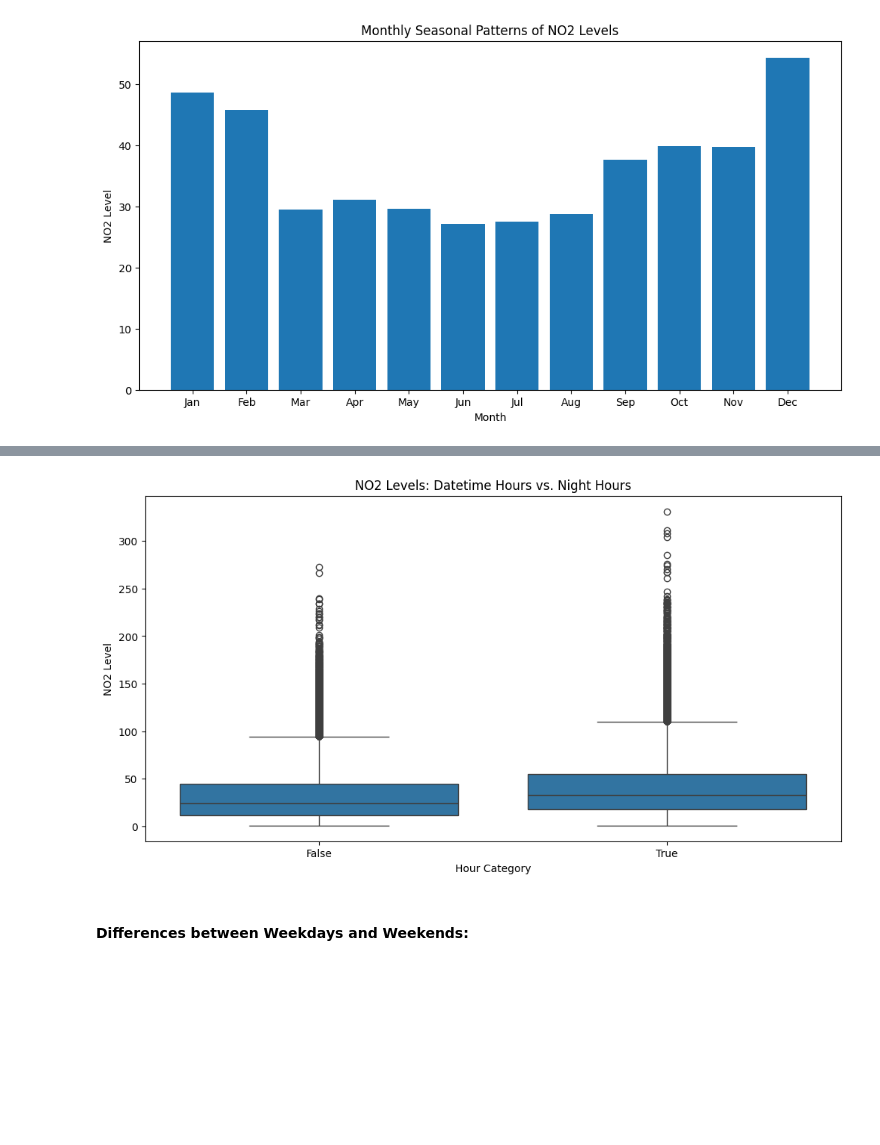
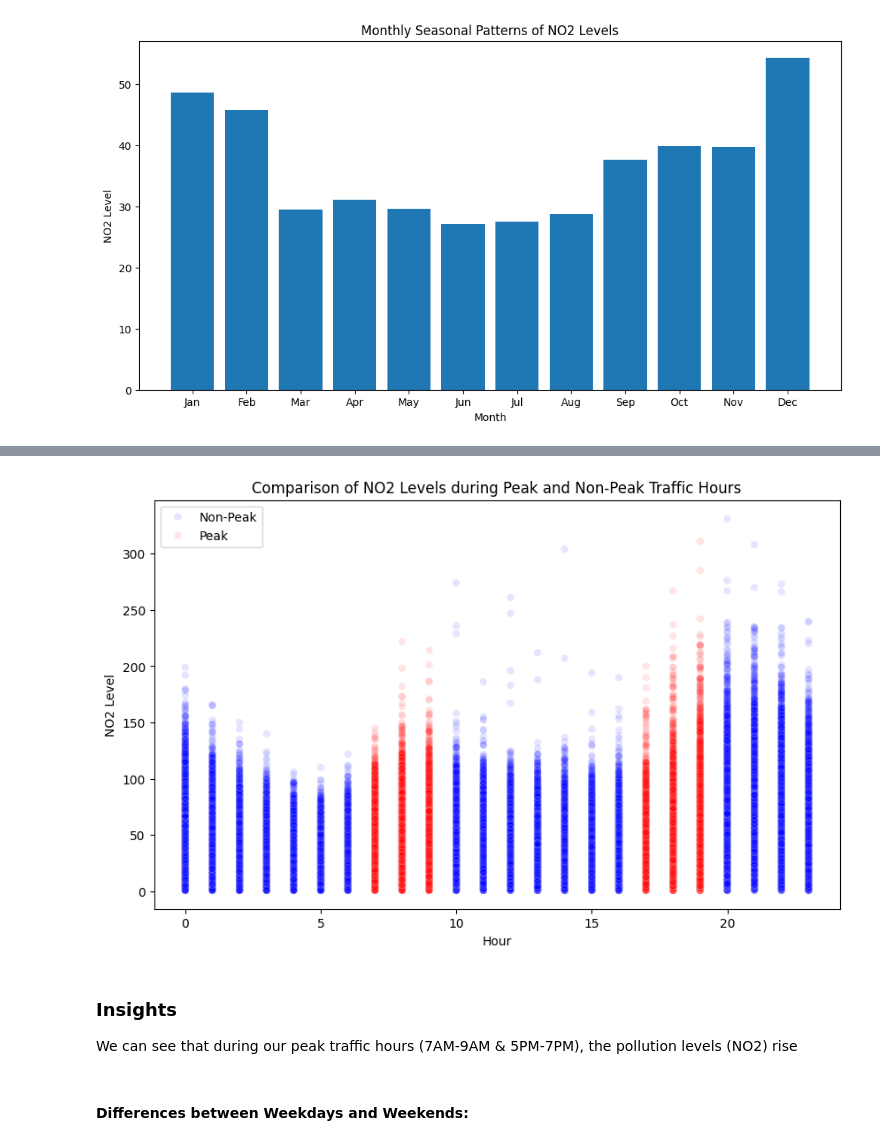
Before and after one commit to carleondel/madrid_pollution_project, a Jupyter notebook: src/EDA.ipynb, the cells around one changed output, grey strips where cells are left out. Drawn from its saved outputs; the diff is of its cells as text; code cells hidden in the pictures; blank space fills up the shorter version.

```diff
--- a/src/EDA.ipynb
+++ b/src/EDA.ipynb
@@ -376,21 +361,25 @@ plt.show()
-# %%
-# Extract hour information for analysis
-df['hour'] = df['FECHA'].dt.hour
-
-# Define peak hours (adjust these as needed)
-day_hours = range(7, 22)  # Example: 7 AM to 9 PM
-
-# Create a new column to identify peak hours
-df['is_daytime'] = df['hour'].isin(day_hours)
-
-# Plotting NO2 levels for peak and normal hours
-plt.figure(figsize=(12, 6))
-sns.boxplot(x='is_daytime', y='NO2_level', data=df)
-plt.title('NO2 Levels: Datetime Hours vs. Night Hours')
-plt.xlabel('Hour Category')
-plt.ylabel('NO2 Level')
-plt.show()
-# %% [output]
-[figure, removed]
+# %%
+# Define peak and non-peak time ranges
+peak_hours_morning = ((df['FECHA'].dt.hour >= 7) & (df['FECHA'].dt.hour <= 9))
+peak_hours_evening = ((df['FECHA'].dt.hour >= 17) & (df['FECHA'].dt.hour <= 19))
+non_peak_hours = ~peak_hours_morning & ~peak_hours_evening
+
+# Create a new column to label peak and non-peak hours
+df['Traffic_Time'] = 'Non-Peak'
+df.loc[peak_hours_morning | peak_hours_evening, 'Traffic_Time'] = 'Peak'
+
+# Scatter plot
+plt.figure(figsize=(10, 6))
+sns.scatterplot(x='hour', y='NO2_level', hue='Traffic_Time', data=df, palette={'Non-Peak': 'blue', 'Peak': 'red'}, alpha=0.1)
+plt.title('Comparison of NO2 Levels during Peak and Non-Peak Traffic Hours')
+plt.xlabel('Hour')
+plt.ylabel('NO2 Level')
+plt.legend()
+plt.show()
+# %% [output]
+[figure, added]
+# %% [markdown]
+### Insights
+We can see that during our peak traffic hours (7AM-9AM & 5PM-7PM), the pollution levels (NO2) rise
 # %% [markdown]
 #### Differences between Weekdays and Weekends:
```
Also changed, not shown: parts of 36 cells of this notebook, 2 other files.
